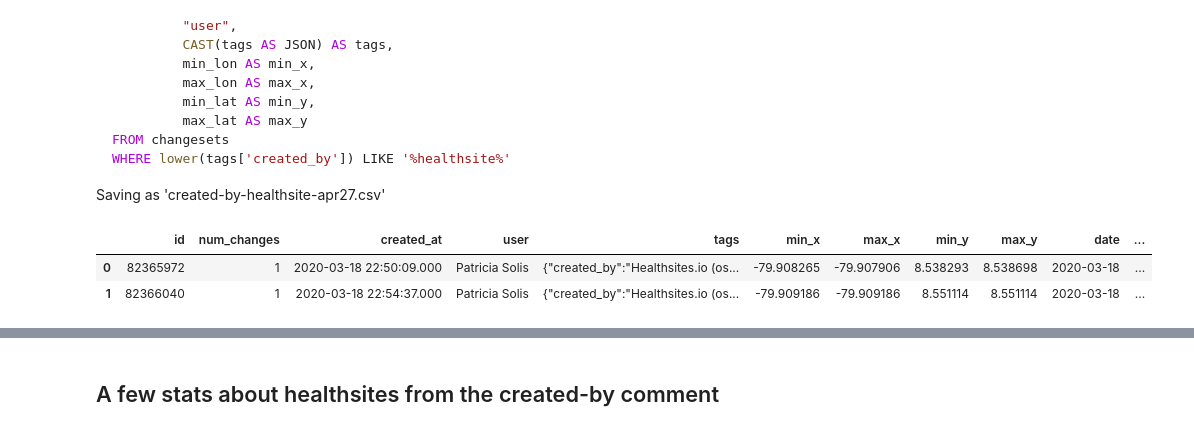
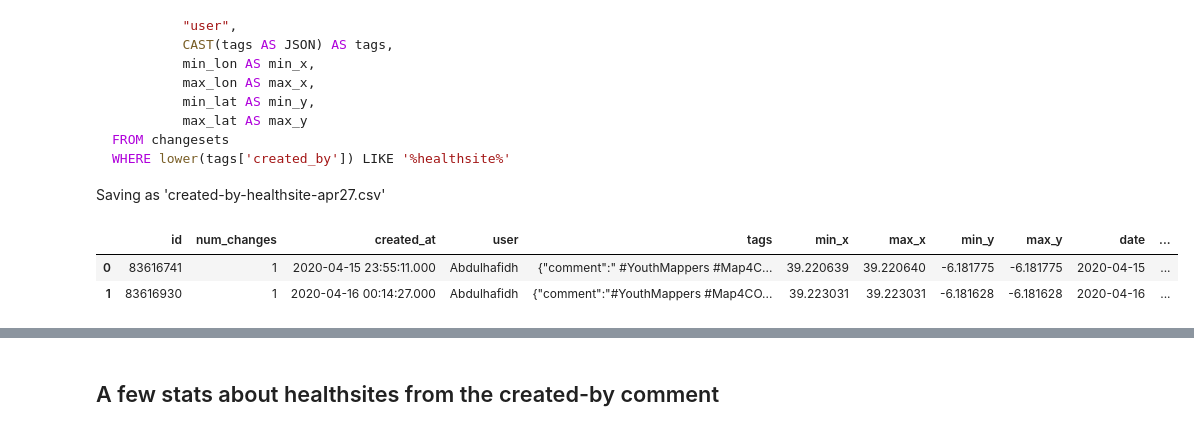
Before and after one commit to youthmappers/healthsites-io, a Jupyter notebook: OSM and Healthsites.io.ipynb, the cells around one changed output, grey strips where cells are left out. Saved outputs shown, nothing was run; the diff lists cells and outputs as text; code cells hidden in the pictures.

````diff
--- a/OSM and Healthsites.io.ipynb
+++ b/OSM and Healthsites.io.ipynb
@@ -29,14 +29,14 @@ WHERE lower(tags['created_by']) LIKE '%healthsite%'
 ```
 Saving as 'created-by-healthsite-apr27.csv'
 # %%
-healthsites = pd.read_csv('./data/created-by-healthsite-apr27.csv')
+healthsites = pd.read_csv('./data/created-by-healthsite-jul13.csv')
 healthsites['date'] = healthsites.created_at.apply(lambda t: pd.Timestamp(t).date())
 healthsites['is_ym'] = healthsites.user.apply(lambda u: u in youthmappers_names)
 healthsites.head(2)
 # %% [output]
 |  | id | num_changes | created_at | user | tags | min_x | max_x | min_y | max_y | date | ... |
-| 0 | 82365972 | 1 | 2020-03-18 22:50:09.000 | Patricia Solis | {"created_by":"Healthsites.io (os... | -79.908265 | -79.907906 | 8.538293 | 8.538698 | 2020-03-18 | ... |
-| 1 | 82366040 | 1 | 2020-03-18 22:54:37.000 | Patricia Solis | {"created_by":"Healthsites.io (os... | -79.909186 | -79.909186 | 8.551114 | 8.551114 | 2020-03-18 | ... |
+| 0 | 83616741 | 1 | 2020-04-15 23:55:11.000 | Abdulhafidh | {"comment":" #YouthMappers #Map4C... | 39.220639 | 39.220640 | -6.181775 | -6.181775 | 2020-04-15 | ... |
+| 1 | 83616930 | 1 | 2020-04-16 00:14:27.000 | Abdulhafidh | {"comment":"#YouthMappers #Map4CO... | 39.223031 | 39.223031 | -6.181628 | -6.181628 | 2020-04-16 | ... |
 # %%
 len(healthsites[healthsites.is_ym])
 # %% [output]
````
Also changed, not shown: parts of 9 cells of this notebook, 3 other files.
